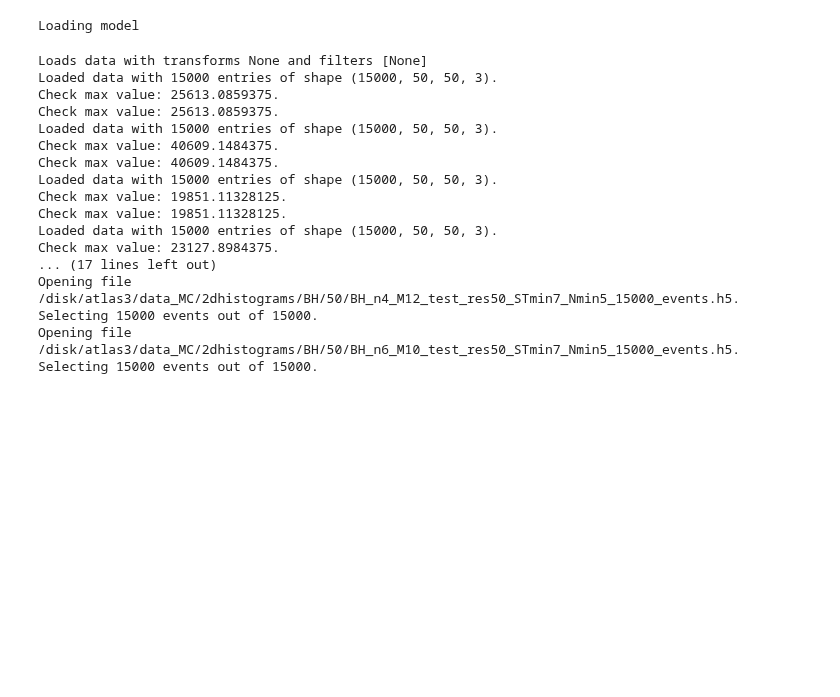
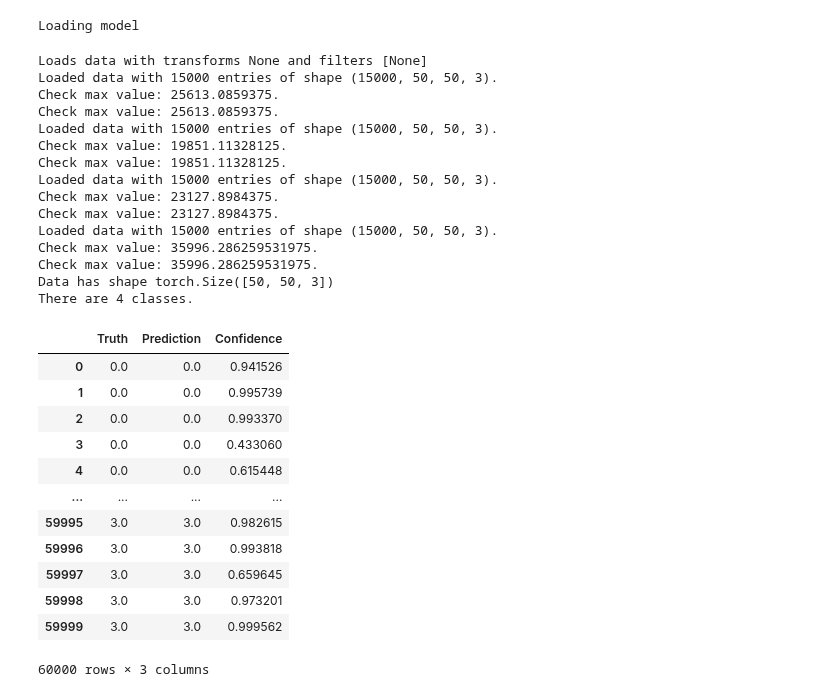
Before and after one commit to choisant/imcalML, a Jupyter notebook: notebooks/predict.ipynb, the cells around one changed output. Cells and saved outputs as stored; diff of their text form; code cells hidden in the pictures; blank space fills up the shorter version.

```diff
--- a/notebooks/predict.ipynb
+++ b/notebooks/predict.ipynb
@@ -82,29 +86,27 @@ Loading model
 #Load data
 testpaths = [Path(path) for path in TEST_DATAPATHS]
 test_data = load_datasets(testpaths, DEVICE, TEST_N_EVENTS, filters=[None], transforms=None)
-test_data = Hdf5Dataset(testpaths, TEST_LABELS, DEVICE,
-                        shuffle=False, filters=[None], transform=None, event_limit=TEST_N_EVENTS)
-eventids = test_data.getids().flatten()
-if len(eventids) != len(test_data):
-    print("Error in lengths of arrays")
+#test_data = Hdf5Dataset(testpaths, TEST_LABELS, DEVICE,
+                        #shuffle=False, filters=[None], transform=None, event_limit=TEST_N_EVENTS)
+#eventids = test_data.getids().flatten()
+#if len(eventids) != len(test_data):
+#    print("Error in lengths of arrays")
 # %% [output]
 Loads data with transforms None and filters [None]
 Loaded data with 15000 entries of shape (15000, 50, 50, 3).
 Check max value: 25613.0859375.
 Check max value: 25613.0859375.
 Loaded data with 15000 entries of shape (15000, 50, 50, 3).
-Check max value: 40609.1484375.
-Check max value: 40609.1484375.
-Loaded data with 15000 entries of shape (15000, 50, 50, 3).
 Check max value: 19851.11328125.
 Check max value: 19851.11328125.
 Loaded data with 15000 entries of shape (15000, 50, 50, 3).
 Check max value: 23127.8984375.
-... (17 lines left out)
-Opening file /disk/atlas3/data_MC/2dhistograms/BH/50/BH_n4_M12_test_res50_STmin7_Nmin5_15000_events.h5.
-Selecting 15000 events out of 15000.
-Opening file /disk/atlas3/data_MC/2dhistograms/BH/50/BH_n6_M10_test_res50_STmin7_Nmin5_15000_events.h5.
-Selecting 15000 events out of 15000.
+Check max value: 23127.8984375.
+Loaded data with 15000 entries of shape (15000, 50, 50, 3).
+Check max value: 35996.286259531975.
+Check max value: 35996.286259531975.
+Data has shape torch.Size([50, 50, 3])
+There are 4 classes.
 # %%
 truth, preds, confidences = predict(model, test_data, CLASSES, 100, RES, DEVICE, return_conf=True)
 # %%
@@ -113,5 +115,21 @@ df["EventID"] = eventids
 accuracy = accuracy_score(truth, preds, normalize=True)
 df['Confidence'] = torch.max(confidences, dim=-1)[0]
+# %%
+df
+# %% [output]
+|  | Truth | Prediction | Confidence |
+| 0 | 0.0 | 0.0 | 0.941526 |
+| 1 | 0.0 | 0.0 | 0.995739 |
+| 2 | 0.0 | 0.0 | 0.993370 |
+| 3 | 0.0 | 0.0 | 0.433060 |
+| 4 | 0.0 | 0.0 | 0.615448 |
+| ... | ... | ... | ... |
+| 59995 | 3.0 | 3.0 | 0.982615 |
+| 59996 | 3.0 | 3.0 | 0.993818 |
+| 59997 | 3.0 | 3.0 | 0.659645 |
+| 59998 | 3.0 | 3.0 | 0.973201 |
+| 59999 | 3.0 | 3.0 | 0.999562 |
+60000 rows × 3 columns
 # %%
 def plot_conf_matrix(confusion, accuracy, labels):
     """
```
Also changed, not shown: parts of 5 cells of this notebook, 16 other files.
